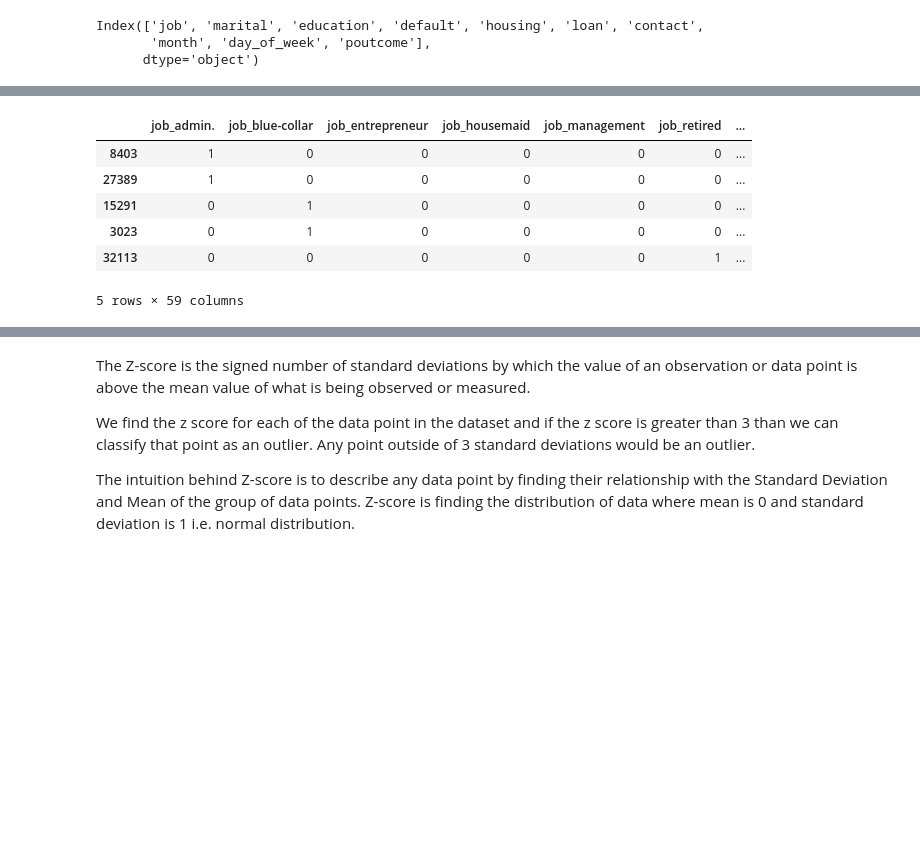
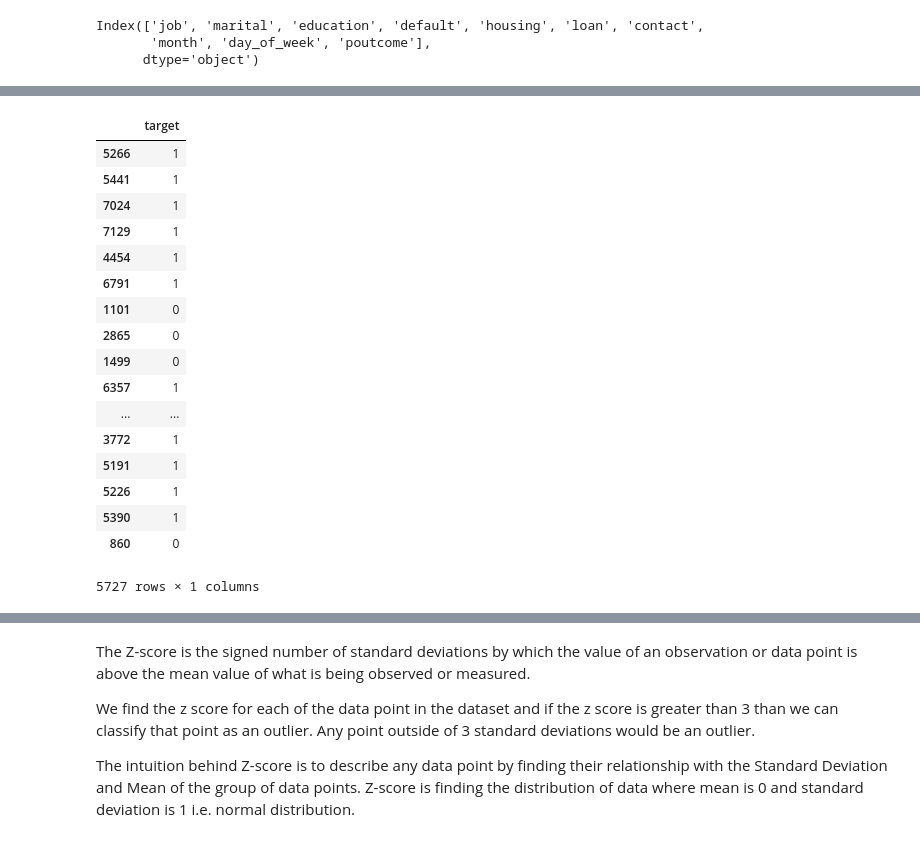
Before and after one commit to yfundorac/final-project, a Jupyter notebook: main.ipynb, the cells around one changed output, grey strips where cells are left out. Cells and saved outputs as stored; diff of their text form; code cells hidden in the pictures; blank space fills up the shorter version.

```diff
--- a/main.ipynb
+++ b/main.ipynb
@@ -261,0 +253,2 @@ Is our p-value less than the alpha? Yes. We reject the null hypothesis! Kill it
+# %%
+df_sample = df_sample.append(df.where(df['y'] == 'yes').dropna())
@@ -261,0 +265,4 @@ Is our p-value less than the alpha? Yes. We reject the null hypothesis! Kill it
+# %%
+df = df_sample.copy().reset_index()
+# %%
+df.drop(columns = 'index', inplace = True)
@@ -264,7 +280,7 @@ Is our p-value less than the alpha? Yes. We reject the null hypothesis! Kill it
 df['target'] = np.where(df['y'] == "yes", 1, 0)
 df.drop(columns = 'y', inplace = True)
 # %%
-features = df[[col for col in df if col not in ['target']]].reset_index(drop = True)
+features = df[[col for col in df if col not in ['target']]]#.reset_index(drop = True)
 features.head()
 # %% [output]
 |  | age | job | marital | education | default | housing | loan | contact | month | day_of_week | ... |
@@ -391,22 +433,33 @@ target.shape
 # %%
 from sklearn.model_selection import train_test_split
 
 train_X, test_X, train_y, test_y = train_test_split(
     features,
     target,
     test_size = .2,
     random_state = 42
 )
 
-train_X.head()
+train_y
 # %% [output]
-|  | job_admin. | job_blue-collar | job_entrepreneur | job_housemaid | job_management | job_retired | ... |
-| 8403 | 1 | 0 | 0 | 0 | 0 | 0 | ... |
-| 27389 | 1 | 0 | 0 | 0 | 0 | 0 | ... |
-| 15291 | 0 | 1 | 0 | 0 | 0 | 0 | ... |
-| 3023 | 0 | 1 | 0 | 0 | 0 | 0 | ... |
-| 32113 | 0 | 0 | 0 | 0 | 0 | 1 | ... |
+|  | target |
+| 5266 | 1 |
+| 5441 | 1 |
+| 7024 | 1 |
+| 7129 | 1 |
+| 4454 | 1 |
+| 6791 | 1 |
+| 1101 | 0 |
+| 2865 | 0 |
+| 1499 | 0 |
+| 6357 | 1 |
+| ... | ... |
+| 3772 | 1 |
+| 5191 | 1 |
+| 5226 | 1 |
+| 5390 | 1 |
+| 860 | 0 |
-5 rows × 59 columns
+5727 rows × 1 columns
 # %%
 from sklearn.model_selection import cross_val_score
 from sklearn.metrics import accuracy_score
```
Also changed, not shown: parts of 27 cells of this notebook, 5 other files.
